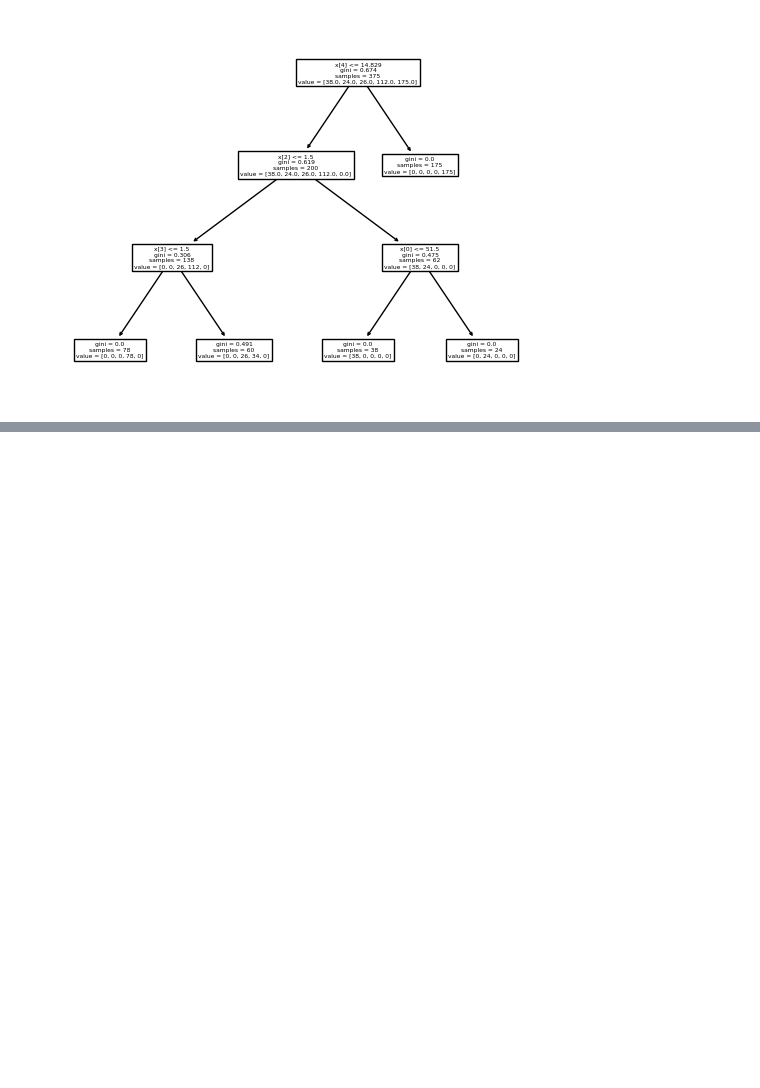
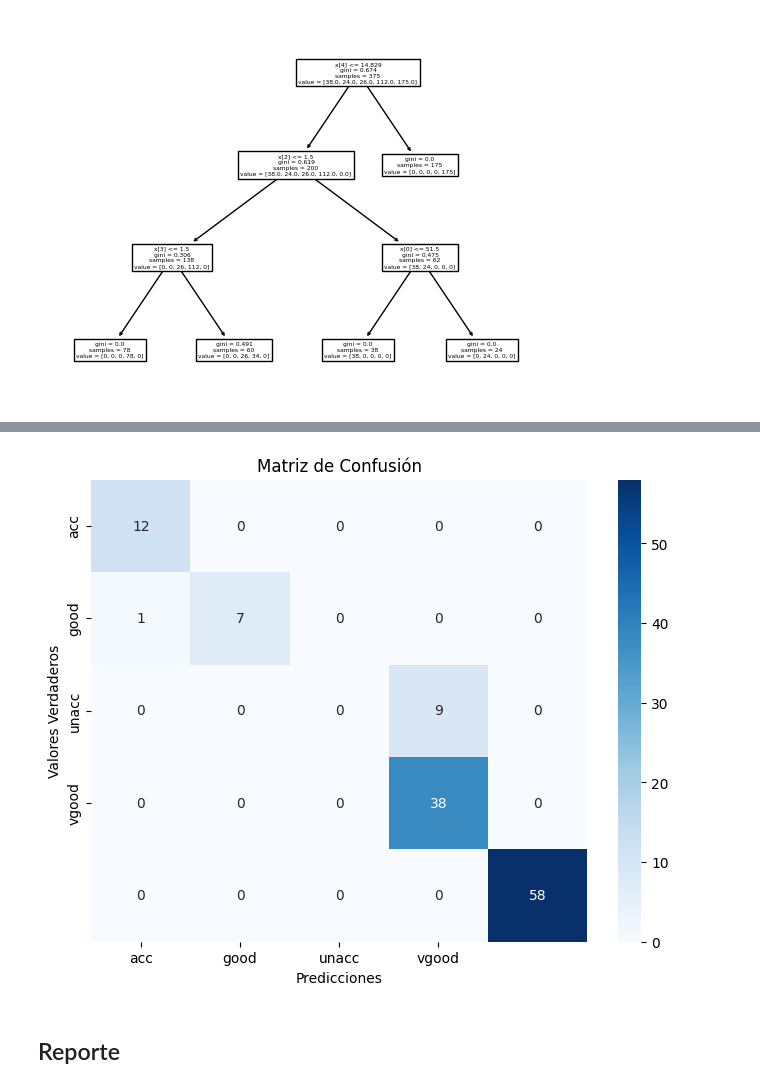
Before and after one commit to Gegdgt/HDT3_Mineria, a Jupyter notebook: HDT3.ipynb, the cells around one changed output, grey strips where cells are left out. Drawn from its saved outputs; the diff is of its cells as text; code cells hidden in the pictures; blank space fills up the shorter version.

```diff
--- a/HDT3.ipynb
+++ b/HDT3.ipynb
@@ -255,0 +271,21 @@ tree.plot_tree(clf_gini.fit(x_train, y_train))
+# %%
+cm = confusion_matrix(y_test, y_pred_gini)
+
+labels = ['acc', 'good', 'unacc', 'vgood']
+
+
+# Usamos Seaborn para crear una visualización más atractiva
+plt.figure(figsize=(8, 6))
+sns.heatmap(cm, annot=True, fmt='d', cmap='Blues', xticklabels=labels, yticklabels=labels)
+
+# Añadir los títulos y etiquetas correspondientes
+plt.title('Matriz de Confusión')
+plt.xlabel('Predicciones')
+plt.ylabel('Valores Verdaderos')
+
+# Mostrar la figura
+plt.show()
+# %% [output]
+[figure, added]
+# %% [markdown]
+## Reporte
```
Also changed, not shown: parts of 11 cells of this notebook.
